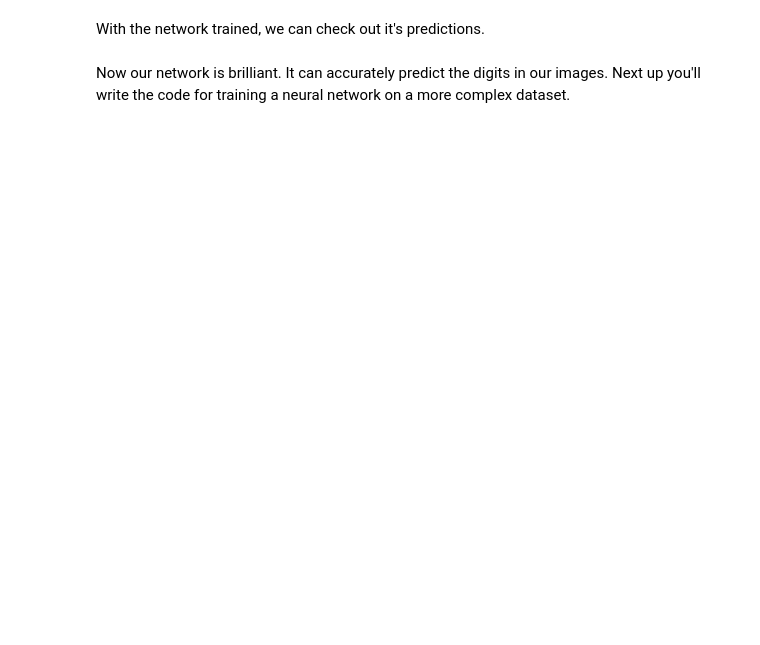
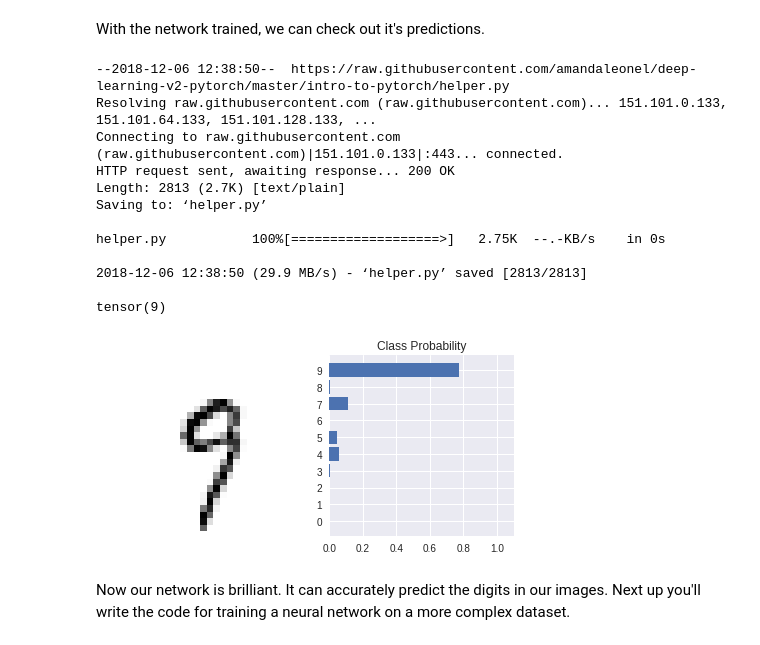
Before and after one commit to amandaleonel/deep-learning-v2-pytorch, a Jupyter notebook: intro-to-pytorch/Part 3 - Training Neural Networks (Exercises).ipynb, the cells around one changed output. Drawn from its saved outputs; the diff is of its cells as text; code cells hidden in the pictures; blank space fills up the shorter version.

```diff
--- a/intro-to-pytorch/Part 3 - Training Neural Networks (Exercises).ipynb
+++ b/intro-to-pytorch/Part 3 - Training Neural Networks (Exercises).ipynb
@@ -327,17 +364,36 @@ for e in range(epochs):
 With the network trained, we can check out it's predictions.
 # %%
 %matplotlib inline
+!rm helper.py
+!wget -nc https://raw.githubusercontent.com/amandaleonel/deep-learning-v2-pytorch/master/intro-to-pytorch/helper.py
 import helper
 
 images, labels = next(iter(trainloader))
 
-img = images[0].view(1, 784)
+idxDigit = 0
+print(labels[idxDigit])
+
+img = images[idxDigit].view(1, 784)
 # Turn off gradients to speed up this part
 with torch.no_grad():
     logps = model(img)
 
 # Output of the network are log-probabilities, need to take exponential for probabilities
 ps = torch.exp(logps)
 helper.view_classify(img.view(1, 28, 28), ps)
+# %% [output]
+--2018-12-06 12:38:50--  https://raw.githubusercontent.com/amandaleonel/deep-learning-v2-pytorch/master/intro-to-pytorch/helper.py
+Resolving raw.githubusercontent.com (raw.githubusercontent.com)... 151.101.0.133, 151.101.64.133, 151.101.128.133, ...
+Connecting to raw.githubusercontent.com (raw.githubusercontent.com)|151.101.0.133|:443... connected.
+HTTP request sent, awaiting response... 200 OK
+Length: 2813 (2.7K) [text/plain]
+Saving to: ‘helper.py’
+
+helper.py           100%[===================>]   2.75K  --.-KB/s    in 0s
+
+2018-12-06 12:38:50 (29.9 MB/s) - ‘helper.py’ saved [2813/2813]
+
+tensor(9)
+[figure, added]
 # %% [markdown]
 Now our network is brilliant. It can accurately predict the digits in our images. Next up you'll write the code for training a neural network on a more complex dataset.
```
Also changed, not shown: parts of 3 cells of this notebook.
